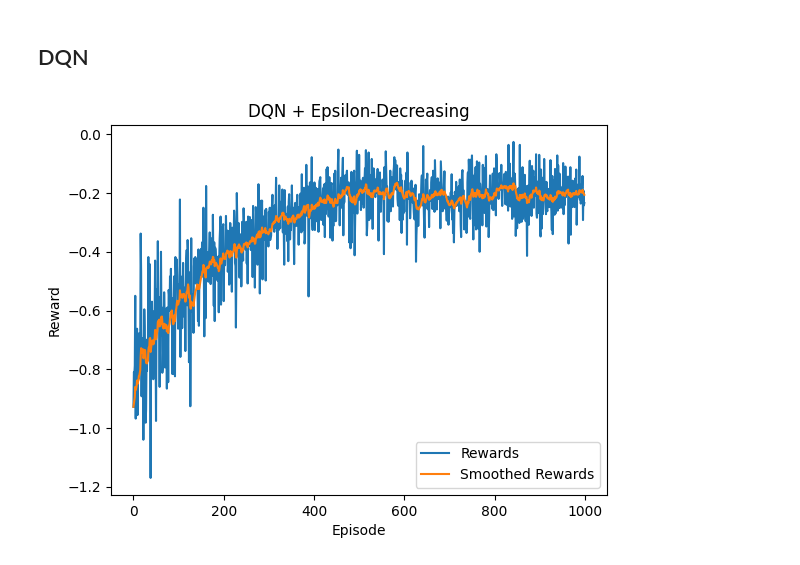
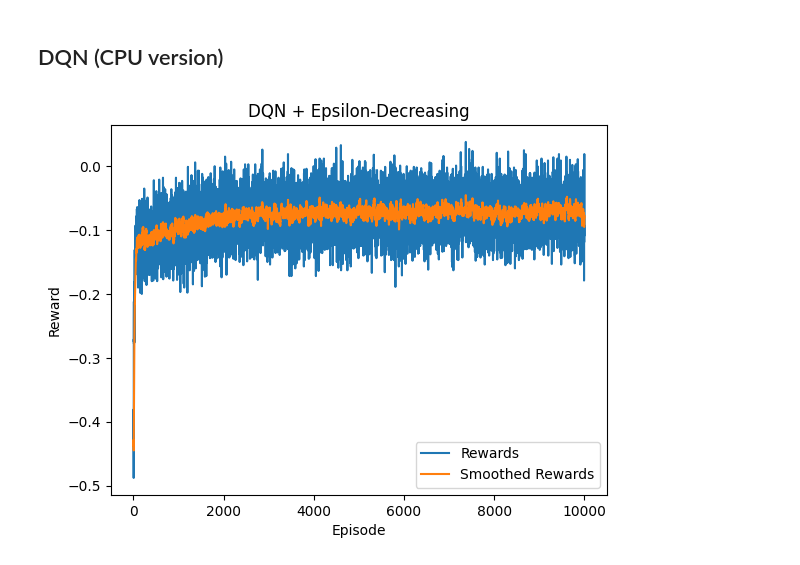
Before and after one commit to yshenbj/rl, a Jupyter notebook: blackjack.ipynb, the cells around one changed output. Saved outputs shown, nothing was run; the diff lists cells and outputs as text; code cells hidden in the pictures.

```diff
--- a/blackjack.ipynb
+++ b/blackjack.ipynb
@@ -27,7 +27,7 @@ class EpsilonGreedy:
 
 
 class EpsilonDecreasing:
-    def __init__(self, epsilon=1.0, alpha=0.999, lower_bound=0.1):
+    def __init__(self, epsilon=1.0, alpha=0.99, lower_bound=0.01):
         self.epsilon_greedy_bandit = EpsilonGreedy(epsilon)
         self.initial_epsilon = epsilon
         self.alpha = alpha
@@ -44,7 +44,7 @@ class EpsilonDecreasing:
         )
         return results
 # %% [markdown]
-## DQN
+## DQN (CPU version)
 # %%
 class DeepQFunction(nn.Module):
     def __init__(self, num_states, num_actions, hidden_dim=32, alpha=1e-4):
@@ -93,9 +93,18 @@ class DeepQFunction(nn.Module):
         loss.backward()
         nn.utils.clip_grad_value_(self.parameters(), 100)
         self.optimiser.step()
+
+    def save(self, filename):
+        torch.save(self.state_dict(), filename)
+
+    @classmethod
+    def load(cls, filename, num_states, num_actions, hidden_dim=32, alpha=1e-4):
+        qfunction = cls(num_states, num_actions, hidden_dim, alpha)
+        qfunction.load_state_dict(torch.load(filename))
+        return qfunction
 # %%
 class QLearning:
-    def __init__(self, envs, bandit, qfunction, gamma=0.9):
+    def __init__(self, envs, bandit, qfunction, gamma=1):
         self.envs = envs
         self.bandit = bandit
         self.qfunction = qfunction
@@ -110,20 +119,21 @@ class QLearning:
             action_spaces = self.envs.action_space
             actions = self.bandit.select(self.envs.num_envs, states, action_spaces, self.qfunction)
             # Run the episode in batched environments.
+            episode_rewards = np.zeros(self.envs.num_envs)
+            non_final_mask = np.full(self.envs.num_envs, True)
             steps = np.zeros(self.envs.num_envs)
-            episode_rewards = np.zeros(self.envs.num_envs)
-            non_final_mask = np.full(self.envs.num_envs, False)
             # If all environment end, break the loop.
-            while not non_final_mask.all():
+            while non_final_mask.any():
                 (next_observations, rewards, terminateds, truncateds, infos) = self.envs.step(actions)
                 next_states = np.array(next_observations).T
                 next_actions = self.bandit.select(self.envs.num_envs, next_states, action_spaces, self.qfunction)
                 deltas = self.get_deltas(states, actions, rewards, next_states, next_actions, terminateds)
-                episode_rewards += rewards * (self.gamma ** steps) * non_final_mask
                 # Update q network by deltas.
                 self.qfunction.update(states, actions, deltas, non_final_mask)
                 # Update some veriables.
-                non_final_mask = non_final_mask + (terminateds + truncateds)
+                episode_rewards += rewards * (self.gamma ** steps) * non_final_mask
+                non_final_mask = np.logical_and(non_final_mask, np.invert(terminateds + truncateds))
+                steps += 1
                 states = next_states
                 actions = next_actions
             mean_rewards.append(episode_rewards.mean())
@@ -131,7 +141,7 @@ class QLearning:
 
     def get_deltas(self, states, actions, rewards, next_states, next_actions, terminateds):
         q_values = self.qfunction.get_q(states, actions)
-        next_state_values = self.state_value(next_states) * terminateds
+        next_state_values = self.state_value(next_states) * np.invert(terminateds)
         delta = rewards + self.gamma * next_state_values - q_values
         return delta
 
@@ -154,19 +164,20 @@ def get_ema(rewards, smoothing_factor=0.9):
 # %%
 envs = gym.vector.SyncVectorEnv(
     [
-    lambda: gym.make('games/Blackjack') for _ in range(500)
+    lambda: gym.make('games/Blackjack') for _ in range(1000)
     ]
 )
 qfunction = DeepQFunction(num_states=3, num_actions=2)
-rewards = QLearning(envs, EpsilonDecreasing(), qfunction).execute(episodes=1000)
+rewards = QLearning(envs, EpsilonDecreasing(), qfunction).execute(episodes=10000)
 smoothed_rewards = get_ema(rewards)
+qfunction.save(filename='weights_32.pth')
 
 plt.plot(rewards, label='Rewards')
 plt.plot(smoothed_rewards, label='Smoothed Rewards')
 plt.xlabel('Episode')
 plt.ylabel('Reward')
 plt.legend()
 plt.title('DQN + Epsilon-Decreasing')
 plt.show()
 # %% [output]
-[figure, old version]
+[figure, new version]
```
Also changed, not shown: parts of 4 cells of this notebook, 4 other files.
